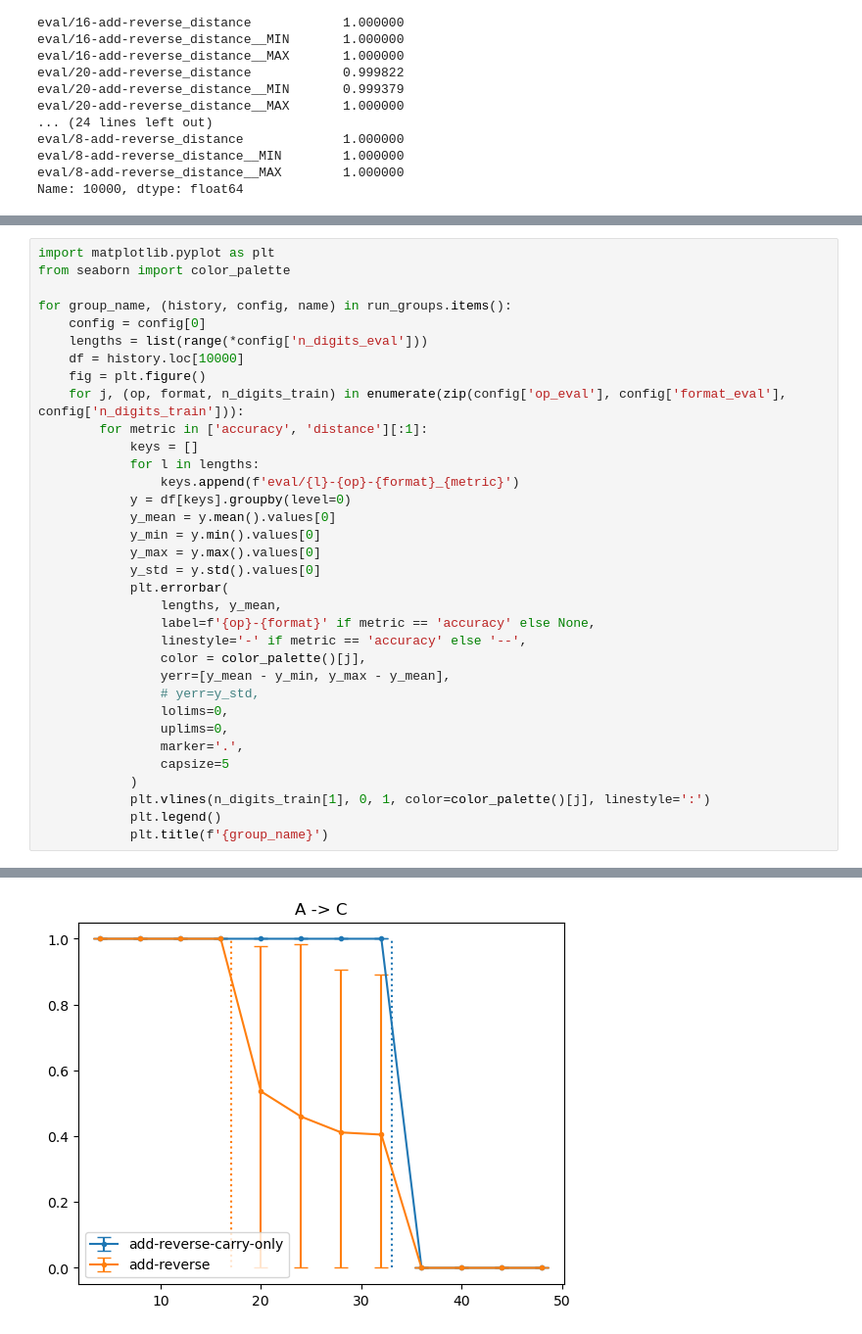
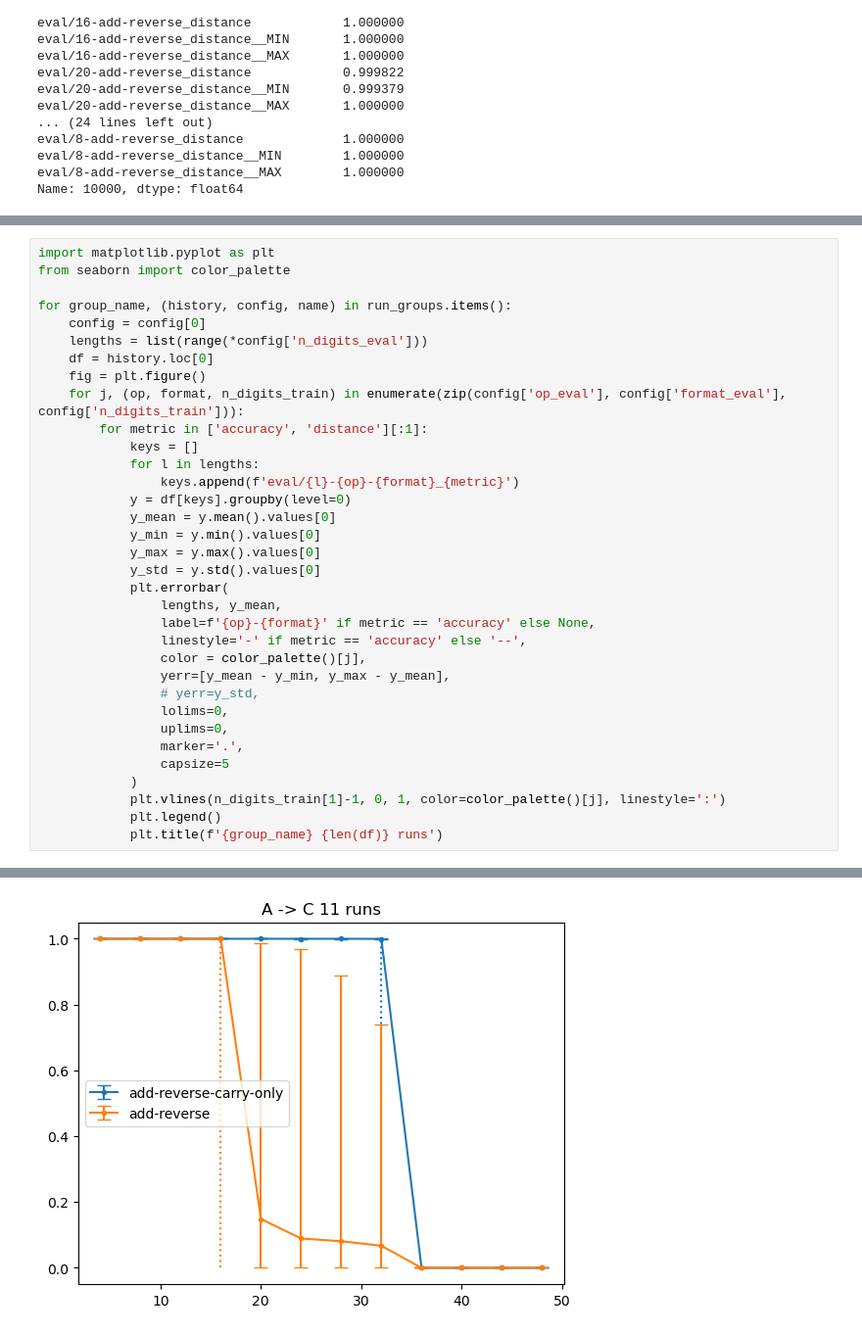
Before and after one commit to JackCai1206/transformer_arithmetic_v2, a Jupyter notebook: plotting/length-gen-v2.ipynb, the cells around one changed output, grey strips where cells are left out. Shown: that part at 98% size. Cells and saved outputs as stored; diff of their text form.

```diff
--- a/plotting/length-gen-v2.ipynb
+++ b/plotting/length-gen-v2.ipynb
@@ -156,7 +295,7 @@ from seaborn import color_palette
 for group_name, (history, config, name) in run_groups.items():
     config = config[0]
     lengths = list(range(*config['n_digits_eval']))
-    df = history.loc[10000]
+    df = history.loc[0]
     fig = plt.figure()
     for j, (op, format, n_digits_train) in enumerate(zip(config['op_eval'], config['format_eval'], config['n_digits_train'])):
         for metric in ['accuracy', 'distance'][:1]:
@@ -180,7 +319,7 @@ for group_name, (history, config, name) in run_groups.items():
                 marker='.',
                 capsize=5
             )
-            plt.vlines(n_digits_train[1], 0, 1, color=color_palette()[j], linestyle=':')
+            plt.vlines(n_digits_train[1]-1, 0, 1, color=color_palette()[j], linestyle=':')
             plt.legend()
-            plt.title(f'{group_name}')
+            plt.title(f'{group_name} {len(df)} runs')
 # %% [output]
@@ -189 +328 @@ for group_name, (history, config, name) in run_groups.items():
-[figure, old version]
+[figure, new version]
```
Also changed, not shown: parts of 2 cells of this notebook, 9 other files.
